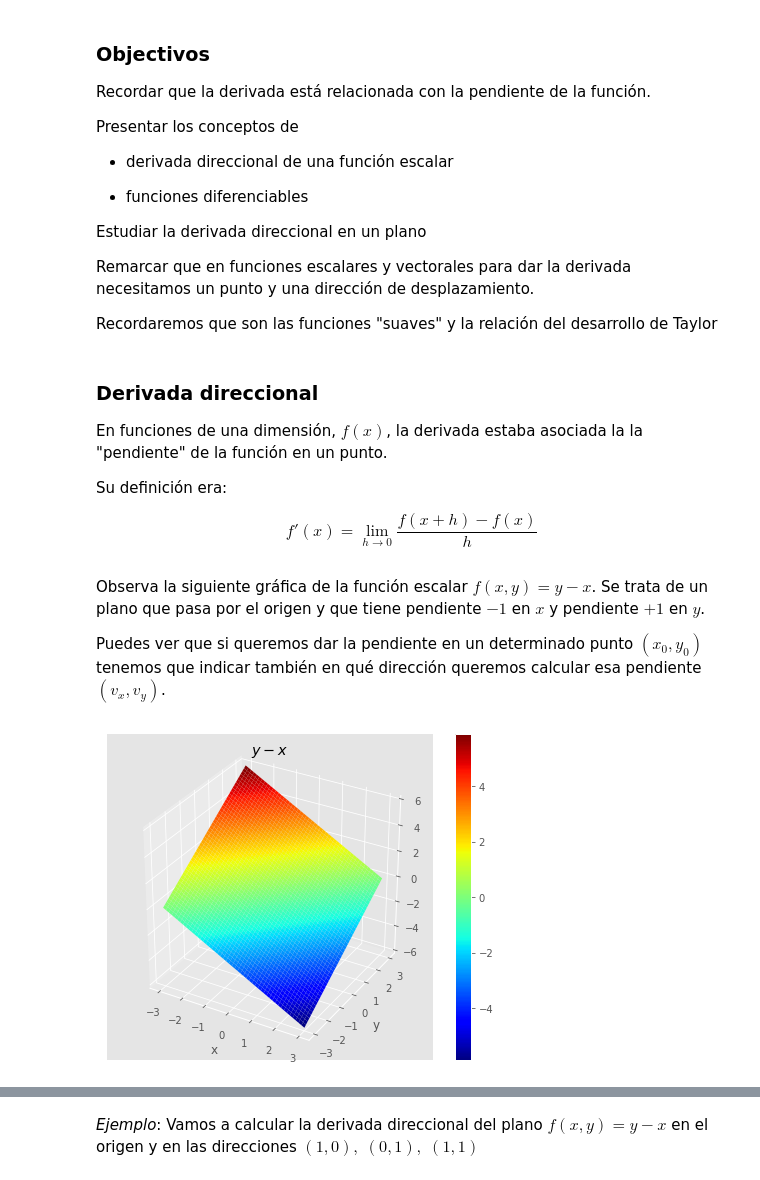
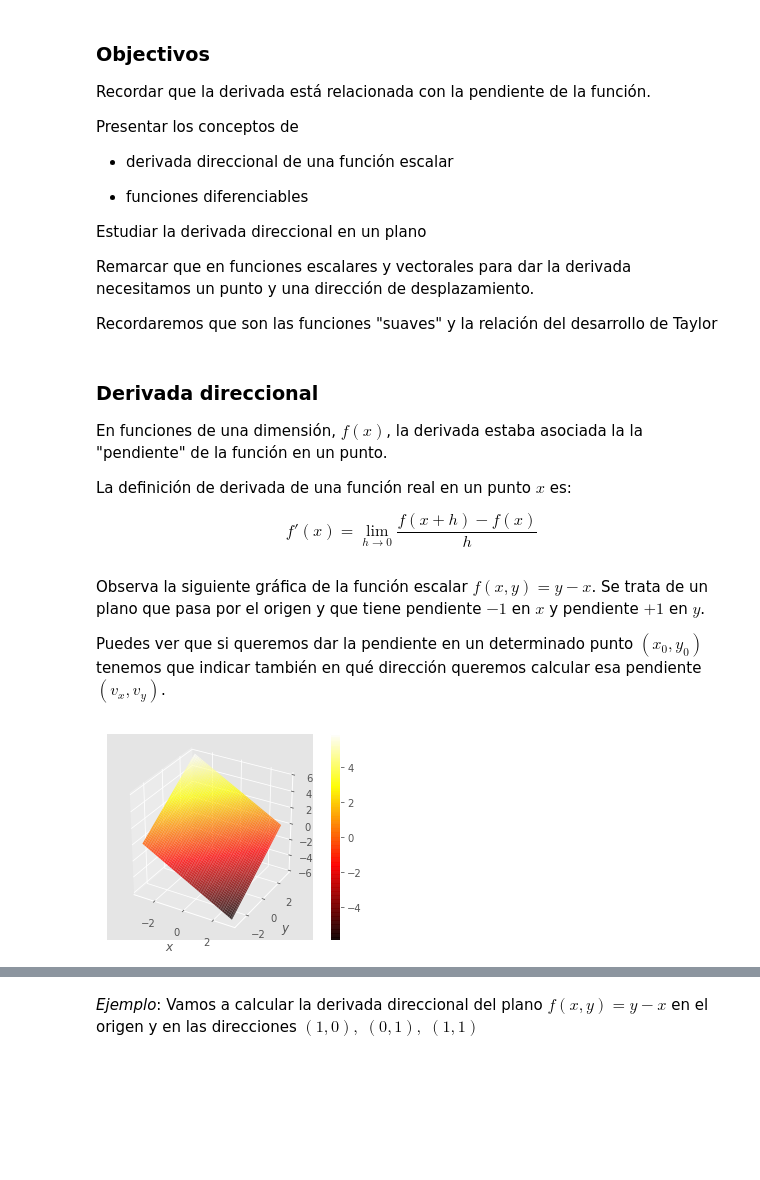
Before and after one commit to jahernando/USC-MMIII, a Jupyter notebook: tderivadas_direccional_diferencial.ipynb, the cells around one changed output, grey strips where cells are left out. Cells and saved outputs as stored; diff of their text form; code cells hidden in the pictures; blank space fills up the shorter version.

```diff
--- a/tderivadas_direccional_diferencial.ipynb
+++ b/tderivadas_direccional_diferencial.ipynb
@@ -39,6 +39,8 @@ Recordaremos que son las funciones "suaves" y la relación del desarrollo de Tay
 import numpy as np
 import matplotlib
 import matplotlib.pyplot as plt
+figsize = 6, 3.8
+cmap    = 'hot'
 
 from mpl_toolkits.mplot3d import Axes3D
 # possible styles: ggplot (simplicity), bmh (scientify data),
@@ -48,7 +50,7 @@ matplotlib.style.use('ggplot')
 
 En funciones de una dimensión, $f(x)$, la derivada estaba asociada la la "pendiente" de la función en un punto.
 
-Su definición era:
+La definición de derivada de una función real en un punto $x$ es:
 
 $$
 f'(x) = \lim_{h \to 0} \frac{f(x +h) - f(x)}{h}
@@ -60,17 +62,22 @@ que pasa por el origen y que tiene pendiente $-1$ en $x$ y pendiente $+1$ en $y$
 
 Puedes ver que si queremos dar la pendiente en un determinado punto $(x_0, y_0)$ tenemos que indicar también en qué dirección queremos calcular esa pendiente $(v_x, v_y)$.
 # %%
-xs = np.linspace(-3., 3., 50)
-ys = np.linspace(-3., 3., 50)
-xms, yms = np.meshgrid(xs, ys)
-a, b, c = -1., +1., 0.
-zms = a*xms +b*yms +c
-fig = plt.figure(figsize=(8, 6)); ax = plt.gca(projection = '3d')
-sf = ax.plot_surface(xms, yms, zms, cmap='jet');
-ax.set_xlabel('x'); ax.set_ylabel('y'); ax.set_title('$y - x$');
-fig.colorbar(sf); ax.set_aspect('equal')
+def graph(fun, x0 = 0., y0 = 0., length = 3., newfig = True):
+    xs  = np.linspace(x0 - length, x0 + length, 100)
+    ys  = np.linspace(y0 - length, y0 + length, 100)
+    xms, yms = np.meshgrid(xs, ys)
+    zms = fun(xms, yms)
+    fig = plt.figure(figsize=figsize) if newfig else plt.gcf()
+    ax = plt.gca(projection='3d')
+    sf  = ax.plot_surface(xms, yms, zms, cmap=cmap, alpha = 0.8)
+    ax.set_xlabel('$x$'); ax.set_ylabel('$y$'); ax.set_aspect('equal')
+    if (newfig): fig.colorbar(sf)
+    return fig, ax
-# %% [output]
-[figure, removed]
+# %%
+fun = lambda x, y : y - x
+graph(fun);
+# %% [output]
+[figure, added]
 # %% [markdown]
 La siguiente figura muestra los conjuntos de nivel del plano, que son rectas.
 
```
Also changed, not shown: parts of 32 cells of this notebook, 1 other file.
